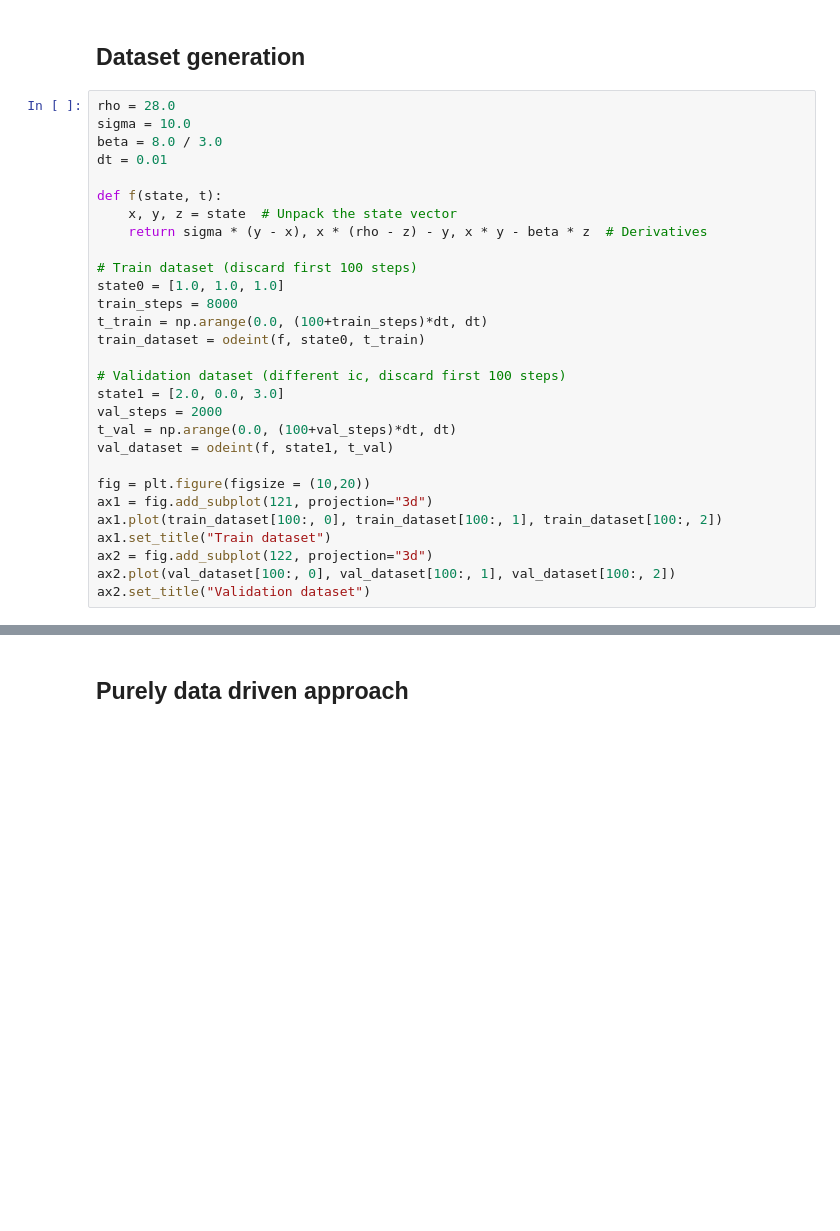
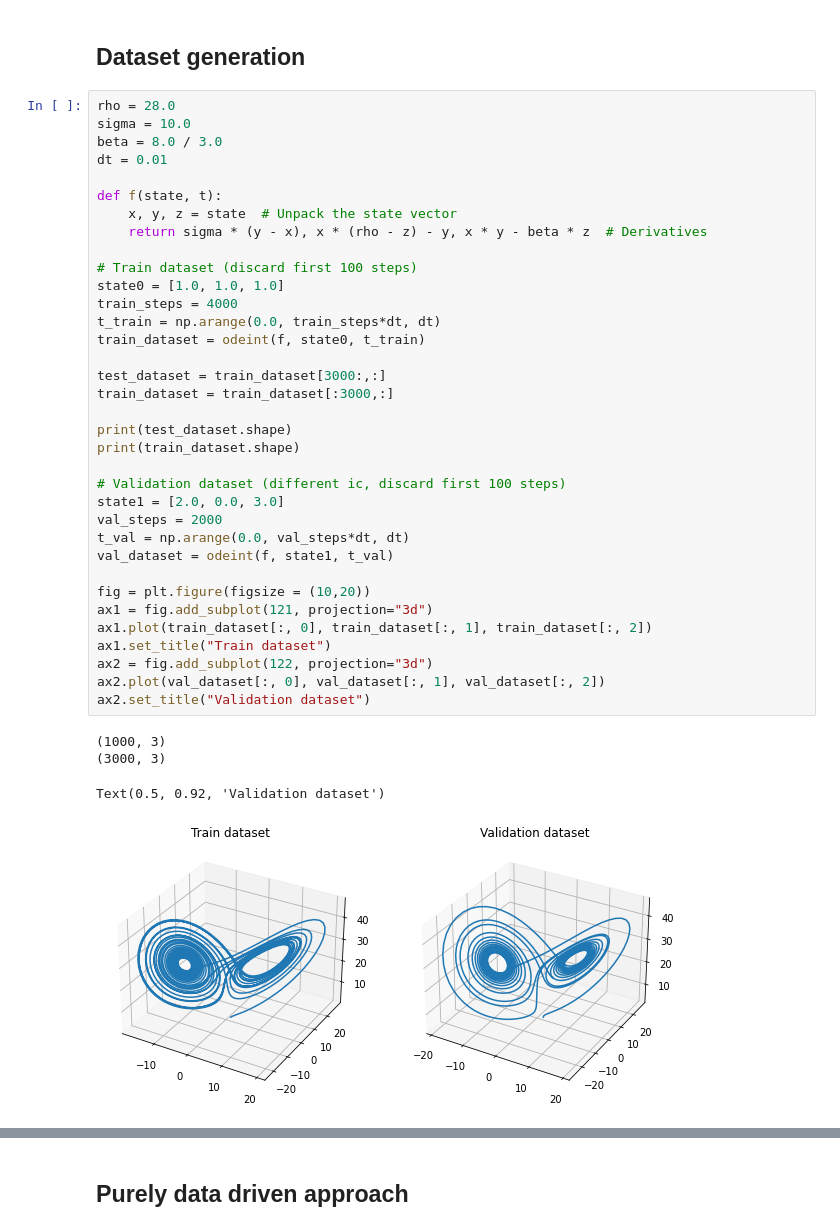
Before and after one commit to lupoalberto98/Physical-Informed-Dynamical-Systems, a Jupyter notebook: src/main.ipynb, the cells around one changed output, grey strips where cells are left out. Cells and saved outputs as stored; diff of their text form; blank space fills up the shorter version.

```diff
--- a/src/main.ipynb
+++ b/src/main.ipynb
@@ -77,31 +72,42 @@ tensor([[[-0.0890, -0.1729, -0.2102]]], grad_fn=<AddBackward0>)
 # %%
 rho = 28.0
 sigma = 10.0
 beta = 8.0 / 3.0
 dt = 0.01
 
 def f(state, t):
     x, y, z = state  # Unpack the state vector
     return sigma * (y - x), x * (rho - z) - y, x * y - beta * z  # Derivatives
 
 # Train dataset (discard first 100 steps)
 state0 = [1.0, 1.0, 1.0]
-train_steps = 8000
-t_train = np.arange(0.0, (100+train_steps)*dt, dt)
+train_steps = 4000
+t_train = np.arange(0.0, train_steps*dt, dt)
 train_dataset = odeint(f, state0, t_train)
+
+test_dataset = train_dataset[3000:,:]
+train_dataset = train_dataset[:3000,:]
+
+print(test_dataset.shape)
+print(train_dataset.shape)
 
 # Validation dataset (different ic, discard first 100 steps)
 state1 = [2.0, 0.0, 3.0]
 val_steps = 2000
-t_val = np.arange(0.0, (100+val_steps)*dt, dt)
+t_val = np.arange(0.0, val_steps*dt, dt)
 val_dataset = odeint(f, state1, t_val)
 
 fig = plt.figure(figsize = (10,20))
 ax1 = fig.add_subplot(121, projection="3d")
-ax1.plot(train_dataset[100:, 0], train_dataset[100:, 1], train_dataset[100:, 2])
+ax1.plot(train_dataset[:, 0], train_dataset[:, 1], train_dataset[:, 2])
 ax1.set_title("Train dataset")
 ax2 = fig.add_subplot(122, projection="3d")
-ax2.plot(val_dataset[100:, 0], val_dataset[100:, 1], val_dataset[100:, 2])
+ax2.plot(val_dataset[:, 0], val_dataset[:, 1], val_dataset[:, 2])
 ax2.set_title("Validation dataset")
+# %% [output]
+(1000, 3)
+(3000, 3)
+Text(0.5, 0.92, 'Validation dataset')
+[figure, added]
 # %%
 ### Convert to tensor
```
Also changed, not shown: parts of 19 cells of this notebook, 2 other files.
